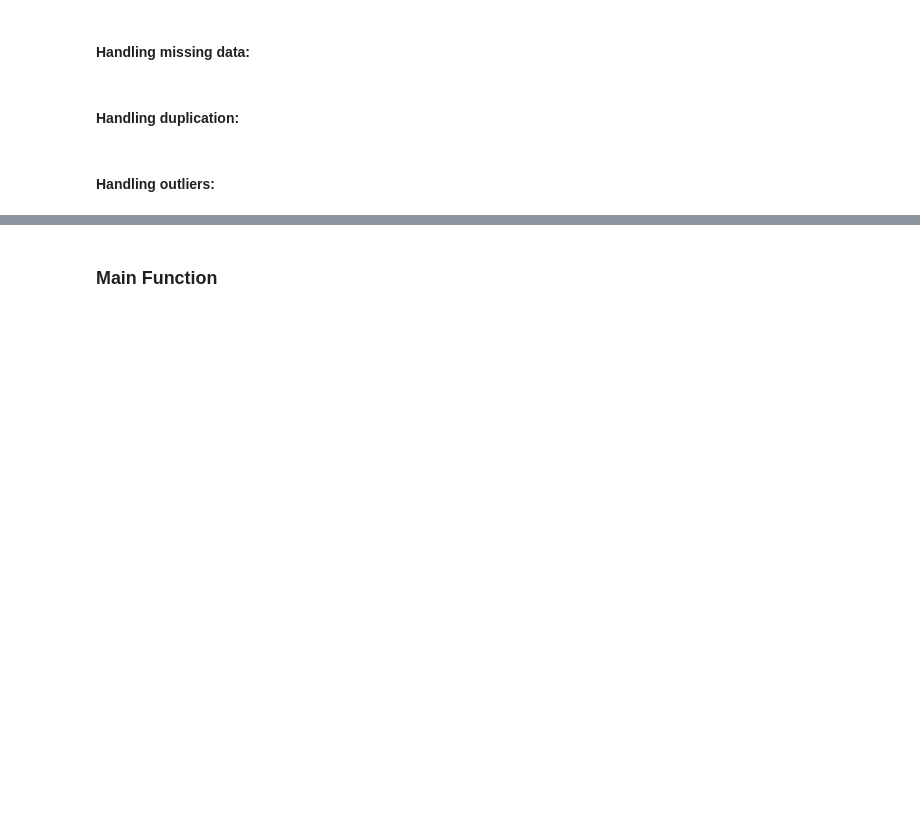
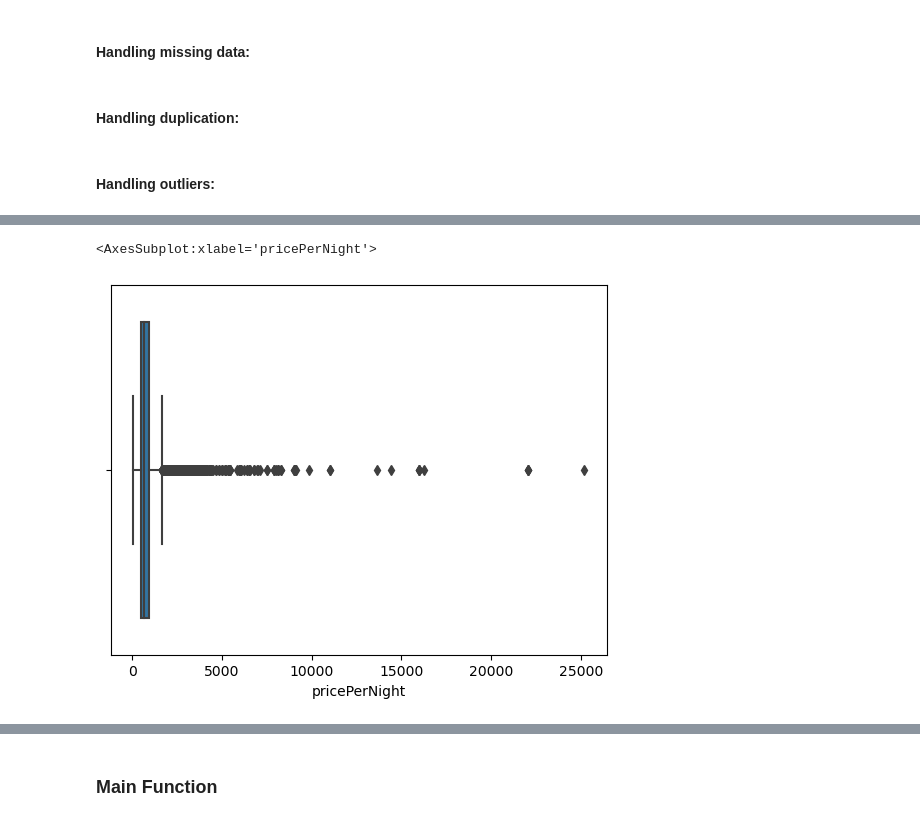
Before and after one commit to yarin-cohen02/dataScienceProject, a Jupyter notebook: project.ipynb, the cells around one changed output, grey strips where cells are left out. Drawn from its saved outputs; the diff is of its cells as text; code cells hidden in the pictures; blank space fills up the shorter version.

```diff
--- a/project.ipynb
+++ b/project.ipynb
@@ -477,9 +474,7 @@ df = pd.read_csv("Data/data.csv")
 # %%
 # Detect outliers using IQR visualisation:
 
-df = cleanSigns(df, ["pricePerNight"])
-df = removeSpaceComma(df, "pricePerNight")
-df = convertToNum(df, ["pricePerNight"])
-# sns.boxplot(df.pricePerNight)
-
-df
+# df = cleanSigns(df, ["pricePerNight"])
+# df = removeSpaceComma(df, "pricePerNight")
+# df = convertToNum(df, ["pricePerNight"])
+df = replace_missing_values(df, {"pricePerNight" : np.NaN})
@@ -499,0 +496,5 @@ df
+# %%
+sns.boxplot(df.pricePerNight)
+# %% [output]
+<AxesSubplot:xlabel='pricePerNight'>
+[figure, added]
```
Also changed, not shown: parts of 7 cells of this notebook.
